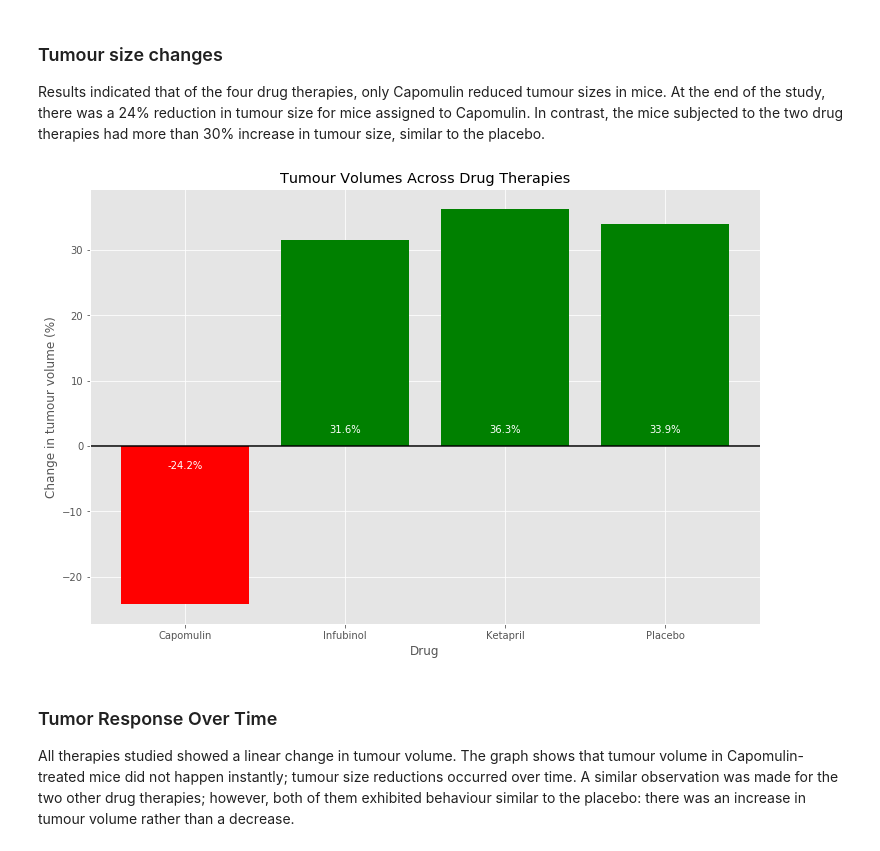
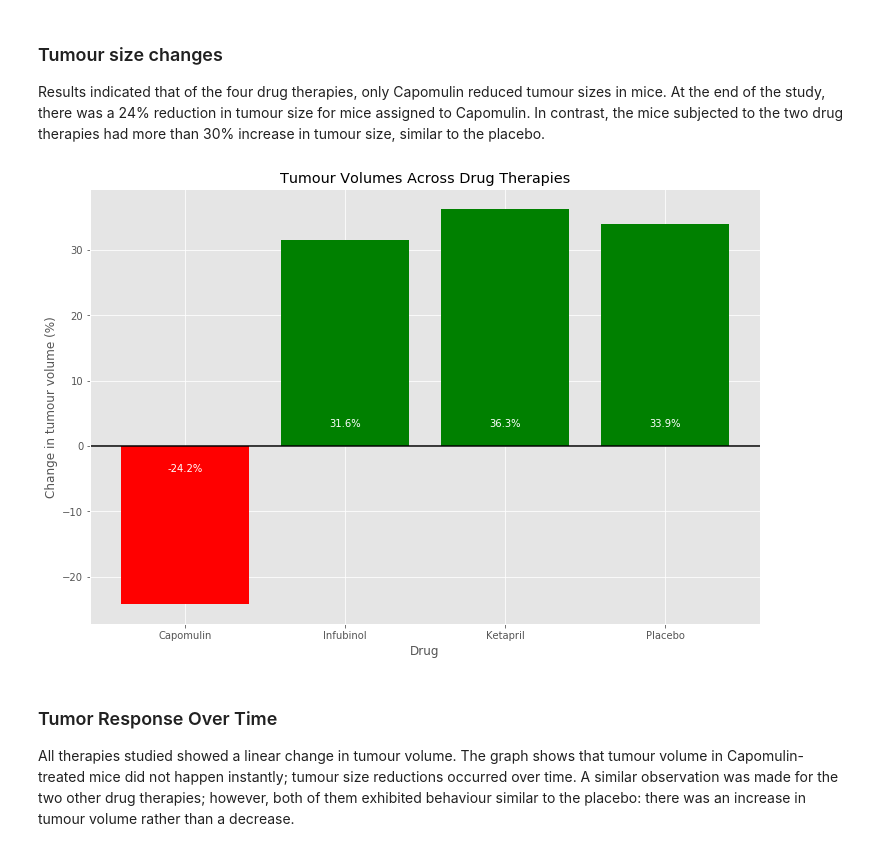
Before and after one commit to rochiecuevas/Pymaceuticals, a Jupyter notebook: pymaceuticals_starter.ipynb, the cells around one changed output. Cells and saved outputs as stored; diff of their text form; code cells hidden in the pictures.

```diff
--- a/pymaceuticals_starter.ipynb
+++ b/pymaceuticals_starter.ipynb
@@ -110,37 +110,37 @@ Results indicated that of the four drug therapies, only Capomulin reduced tumour
 # Filter values to get the data for start and end points of the study
 a = tumour_means.iloc[0] # time 00
 j = tumour_means.iloc[9] # time 45
 xlabels = tumour_means.keys()
 
 # % tumour size change between time 0 and time 45
 pct_tumour_change = round((((j - a) / j) * 100),2)
 pct_tumour_change
 
 # graph the tumour changes
 plt.bar(no_series,
         pct_tumour_change,
         color = ["green" if pct_tumour_change[i] > 0 else "red" for i in no_series])
 plt.xticks(no_series, xlabels)
 plt.title("Tumour Volumes Across Drug Therapies")
 plt.xlabel("Drug")
 plt.ylabel("Change in tumour volume (%)")
 plt.axhline(y = 0, color = "black")
 
 # Add label inside the bar graph (%)
 count = 0
 
 for i in pct_tumour_change:
     if i < 0:
-        y_coord = -3.5
+        y = -4
     else:
-        y_coord = 2
-    plt.text(count, y_coord, str(round(i, 1)) + '%', ha = 'center', color = 'white')
+        y = 3
+    plt.text(count, y, str(round(i, 1)) + '%', ha = 'center', color = 'white')
     count += 1
 
 plt.savefig("Images/tumour_v_drug.png")
 plt.show()
 # %% [output]
-[figure, old version]
+[figure, new version]
 # %% [markdown]
 ### Tumor Response Over Time
 All therapies studied showed a linear change in tumour volume. The graph shows that tumour volume in Capomulin-treated mice did not happen instantly; tumour size reductions occurred over time. A similar observation was made for the two other drug therapies; however, both of them exhibited behaviour similar to the placebo: there was an increase in tumour volume rather than a decrease.
```
Also changed, not shown: parts of 3 cells of this notebook, 2 other files.
